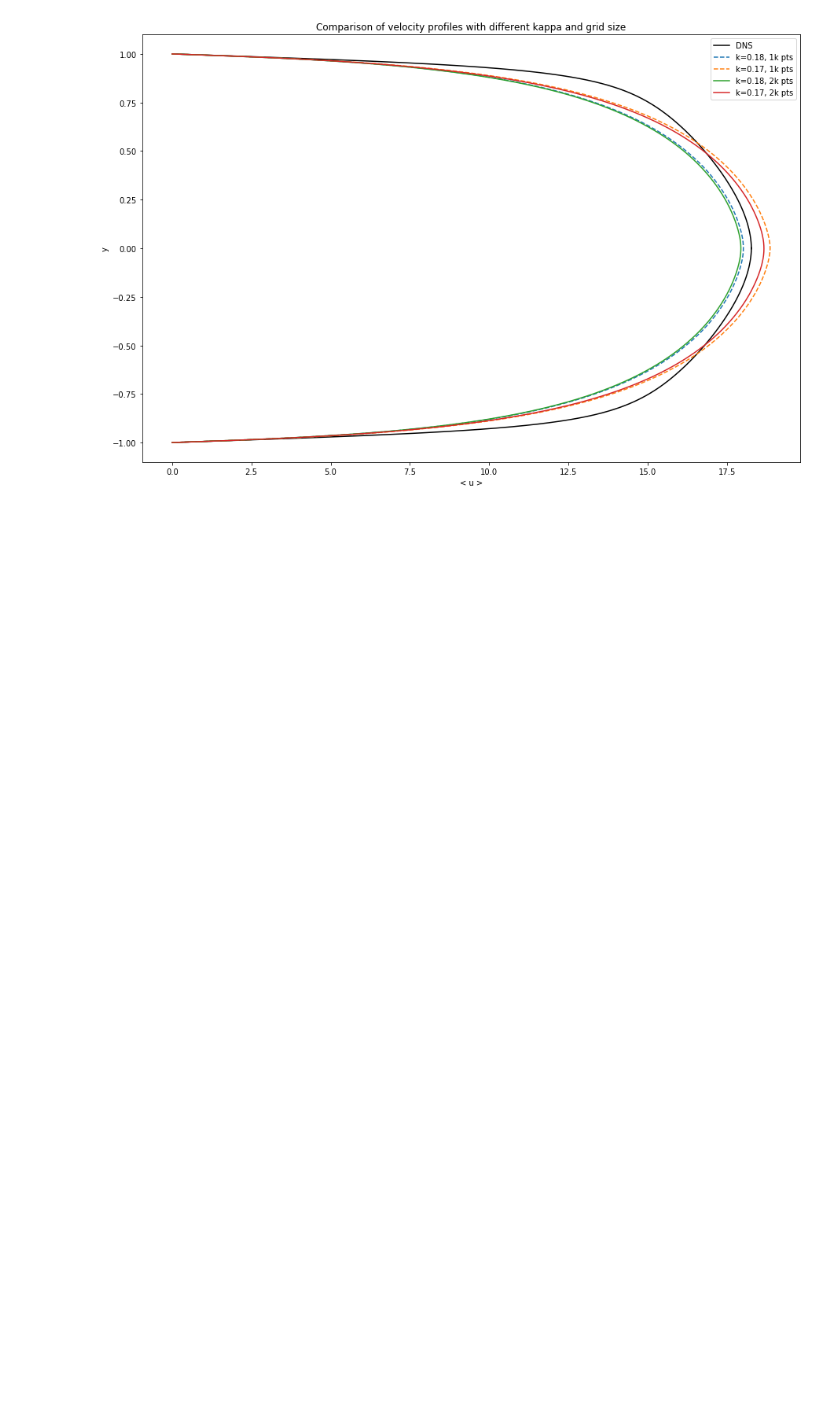
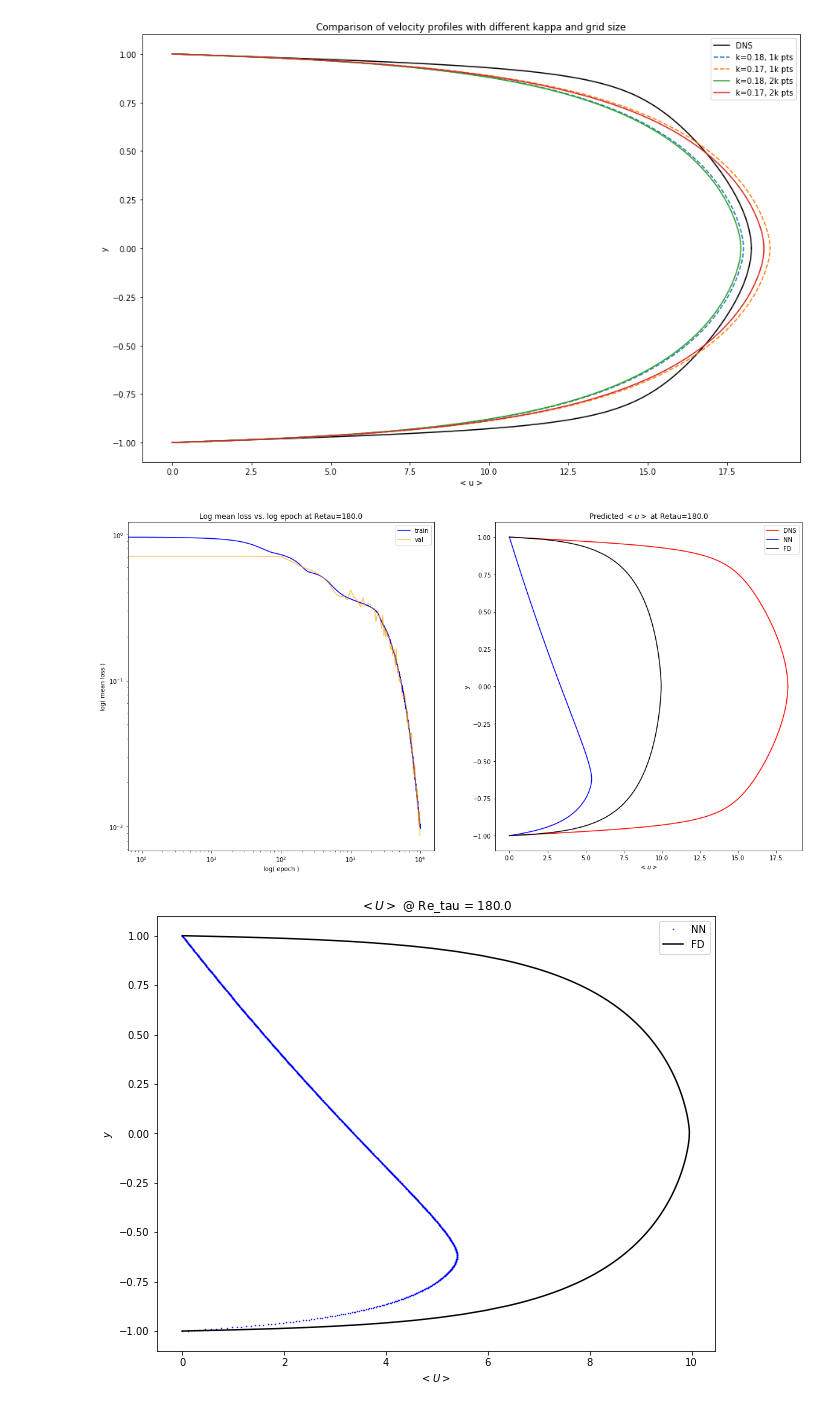
Before and after one commit to dylanrandle/denn, a Jupyter notebook: CV_Kappa.ipynb, the cells around one changed output. Saved outputs shown, nothing was run; the diff lists cells and outputs as text; code cells hidden in the pictures; blank space fills up the shorter version.

```diff
--- a/CV_Kappa.ipynb
+++ b/CV_Kappa.ipynb
@@ -221,3 +221,9 @@ ax.set_ylabel('y')
 ax.legend();
 # %% [output]
 [figure]
+# %%
+## Kappa = 0.41, but use (y + 1) / 2 transform
+utils.expose_results('1552060874.828267')
+# %% [output]
+[figure, added]
+[figure, added]
```
Also changed, not shown: parts of 5 cells of this notebook, 5 other files.
